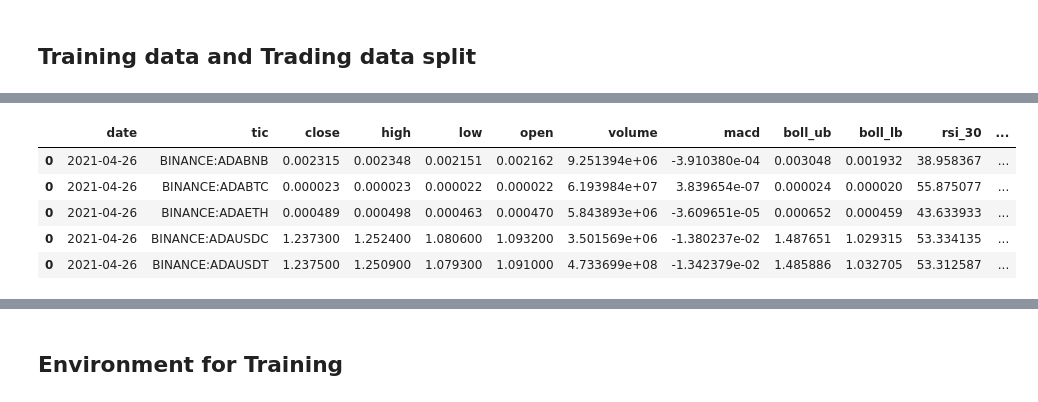
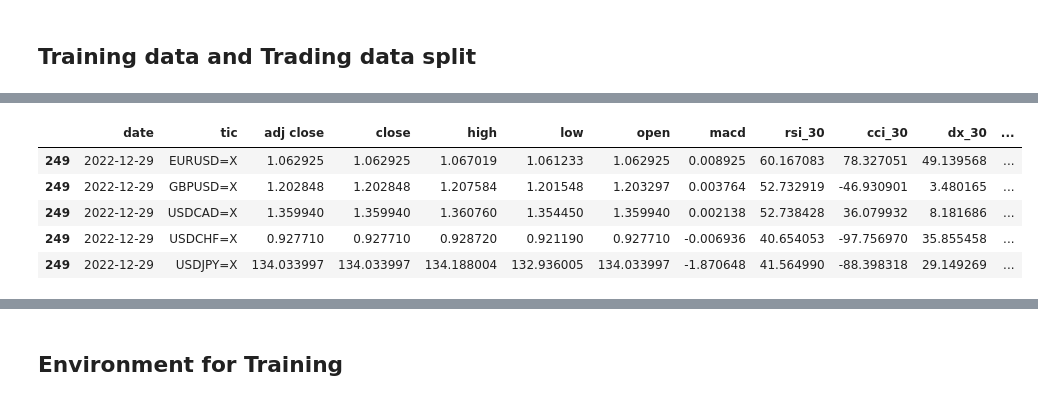
Before and after one commit to mohammad-bornosi/FinRL, a Jupyter notebook: FinRL_StockTrading_NeurIPS_2018.ipynb, the cells around one changed output, grey strips where cells are left out. Saved outputs shown, nothing was run; the diff lists cells and outputs as text; code cells hidden in the pictures.

```diff
--- a/FinRL_StockTrading_NeurIPS_2018.ipynb
+++ b/FinRL_StockTrading_NeurIPS_2018.ipynb
@@ -410,3 +342,5 @@ data.drop(columns={'Unnamed: 0'}, inplace= True)
 Data preprocessing is a crucial step for training a high quality machine learning model. We need to check for missing data and do feature engineering in order to convert the data into a model-ready state.
 * Add technical indicators. In practical trading, various information needs to be taken into account, for example the historical stock prices, current holding shares, technical indicators, etc. In this article, we demonstrate two trend-following technical indicators: MACD and RSI.
 * Add turbulence index. Risk-aversion reflects whether an investor will choose to preserve the capital. It also influences one's trading strategy when facing different market volatility level. To control the risk in a worst-case scenario, such as financial crisis of 2007–2008, FinRL employs the financial turbulence index that measures extreme asset price fluctuation.
+# %%
+data = forex_market_dataset
@@ -412,0 +363,4 @@ Data preprocessing is a crucial step for training a high quality machine learnin
+# %%
+data.drop(columns='Volume', inplace= True)
+# %%
+data.rename(columns={'Date': 'date','Adj Close': 'adj close', 'Close' : 'close', 'High' : 'high', 'Low': 'low', 'Open': 'open'}, inplace= True)
@@ -503,10 +456,10 @@ processed_full['date'].min()
 # %%
 # from config.py TRAIN_START_DATE is a string
 #config.TRAIN_START_DATE
-train_start_date = datetime.datetime(2019,10,21).strftime('%Y-%m-%d')
+train_start_date = datetime.datetime(2019,1,1).strftime('%Y-%m-%d')
 # from config.py TRAIN_END_DATE is a string
-train_end_date = datetime.datetime(2021,4,24).strftime('%Y-%m-%d')
-trade_end_date = datetime.datetime(2021,9,24).strftime('%Y-%m-%d')
+train_end_date = datetime.datetime(2022,1,1).strftime('%Y-%m-%d')
+trade_end_date = datetime.datetime(2023,1,1).strftime('%Y-%m-%d')
 train = data_split(processed_full, train_start_date ,train_end_date)
 trade = data_split(processed_full, train_end_date ,trade_end_date)
 print(len(train))
@@ -526,12 +479,12 @@ train.tail()
 # %%
-trade.head()
+trade.tail()
 # %% [output]
-|  | date | tic | close | high | low | open | volume | macd | boll_ub | boll_lb | rsi_30 | ... |
-| 0 | 2021-04-26 | BINANCE:ADABNB | 0.002315 | 0.002348 | 0.002151 | 0.002162 | 9.251394e+06 | -3.910380e-04 | 0.003048 | 0.001932 | 38.958367 | ... |
-| 0 | 2021-04-26 | BINANCE:ADABTC | 0.000023 | 0.000023 | 0.000022 | 0.000022 | 6.193984e+07 | 3.839654e-07 | 0.000024 | 0.000020 | 55.875077 | ... |
-| 0 | 2021-04-26 | BINANCE:ADAETH | 0.000489 | 0.000498 | 0.000463 | 0.000470 | 5.843893e+06 | -3.609651e-05 | 0.000652 | 0.000459 | 43.633933 | ... |
-| 0 | 2021-04-26 | BINANCE:ADAUSDC | 1.237300 | 1.252400 | 1.080600 | 1.093200 | 3.501569e+06 | -1.380237e-02 | 1.487651 | 1.029315 | 53.334135 | ... |
-| 0 | 2021-04-26 | BINANCE:ADAUSDT | 1.237500 | 1.250900 | 1.079300 | 1.091000 | 4.733699e+08 | -1.342379e-02 | 1.485886 | 1.032705 | 53.312587 | ... |
+|  | date | tic | adj close | close | high | low | open | macd | rsi_30 | cci_30 | dx_30 | ... |
+| 249 | 2022-12-29 | EURUSD=X | 1.062925 | 1.062925 | 1.067019 | 1.061233 | 1.062925 | 0.008925 | 60.167083 | 78.327051 | 49.139568 | ... |
+| 249 | 2022-12-29 | GBPUSD=X | 1.202848 | 1.202848 | 1.207584 | 1.201548 | 1.203297 | 0.003764 | 52.732919 | -46.930901 | 3.480165 | ... |
+| 249 | 2022-12-29 | USDCAD=X | 1.359940 | 1.359940 | 1.360760 | 1.354450 | 1.359940 | 0.002138 | 52.738428 | 36.079932 | 8.181686 | ... |
+| 249 | 2022-12-29 | USDCHF=X | 0.927710 | 0.927710 | 0.928720 | 0.921190 | 0.927710 | -0.006936 | 40.654053 | -97.756970 | 35.855458 | ... |
+| 249 | 2022-12-29 | USDJPY=X | 134.033997 | 134.033997 | 134.188004 | 132.936005 | 134.033997 | -1.870648 | 41.564990 | -88.398318 | 29.149269 | ... |
 # %%
 config.INDICATORS
 # %% [output]
```
Also changed, not shown: parts of 70 cells of this notebook, 22 other files.
